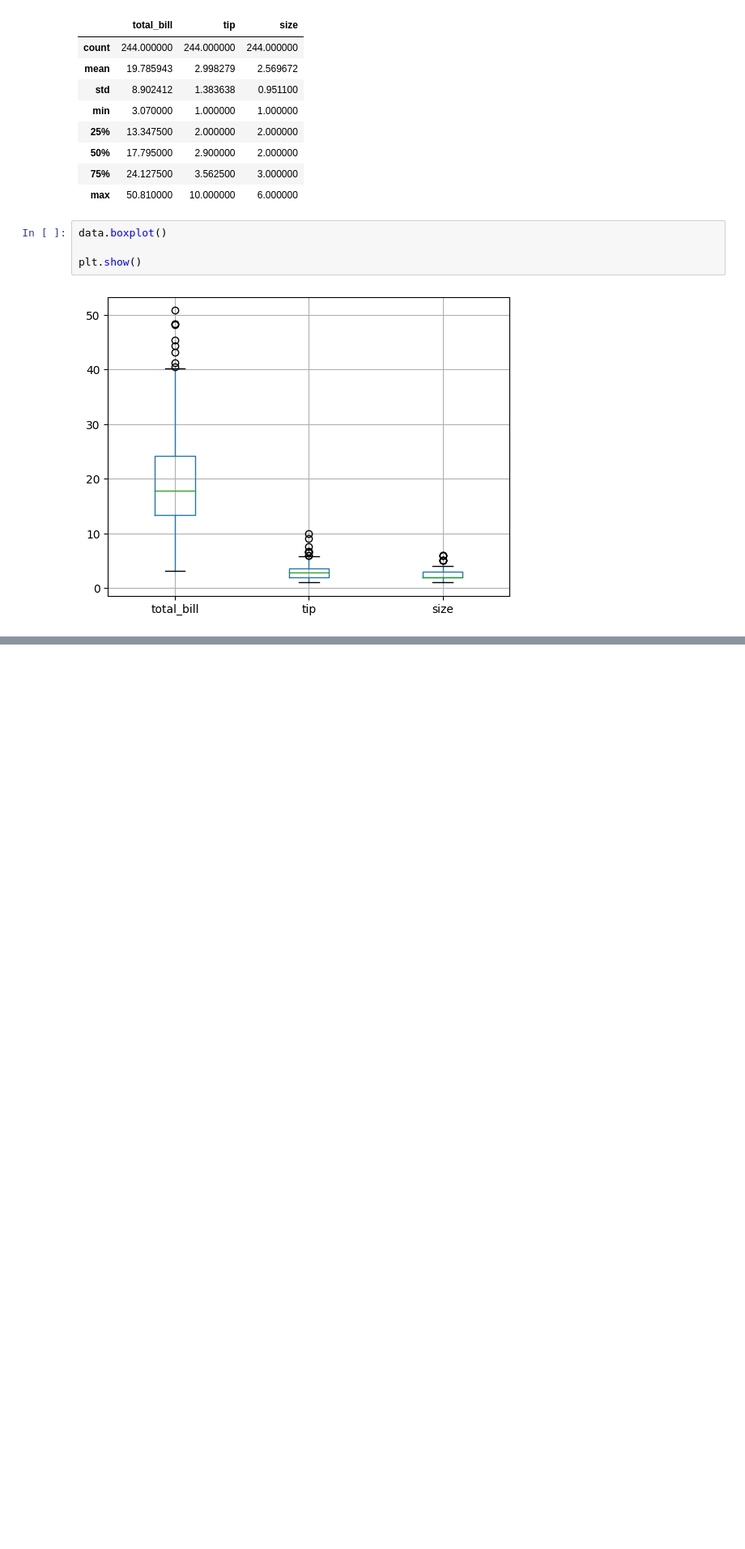
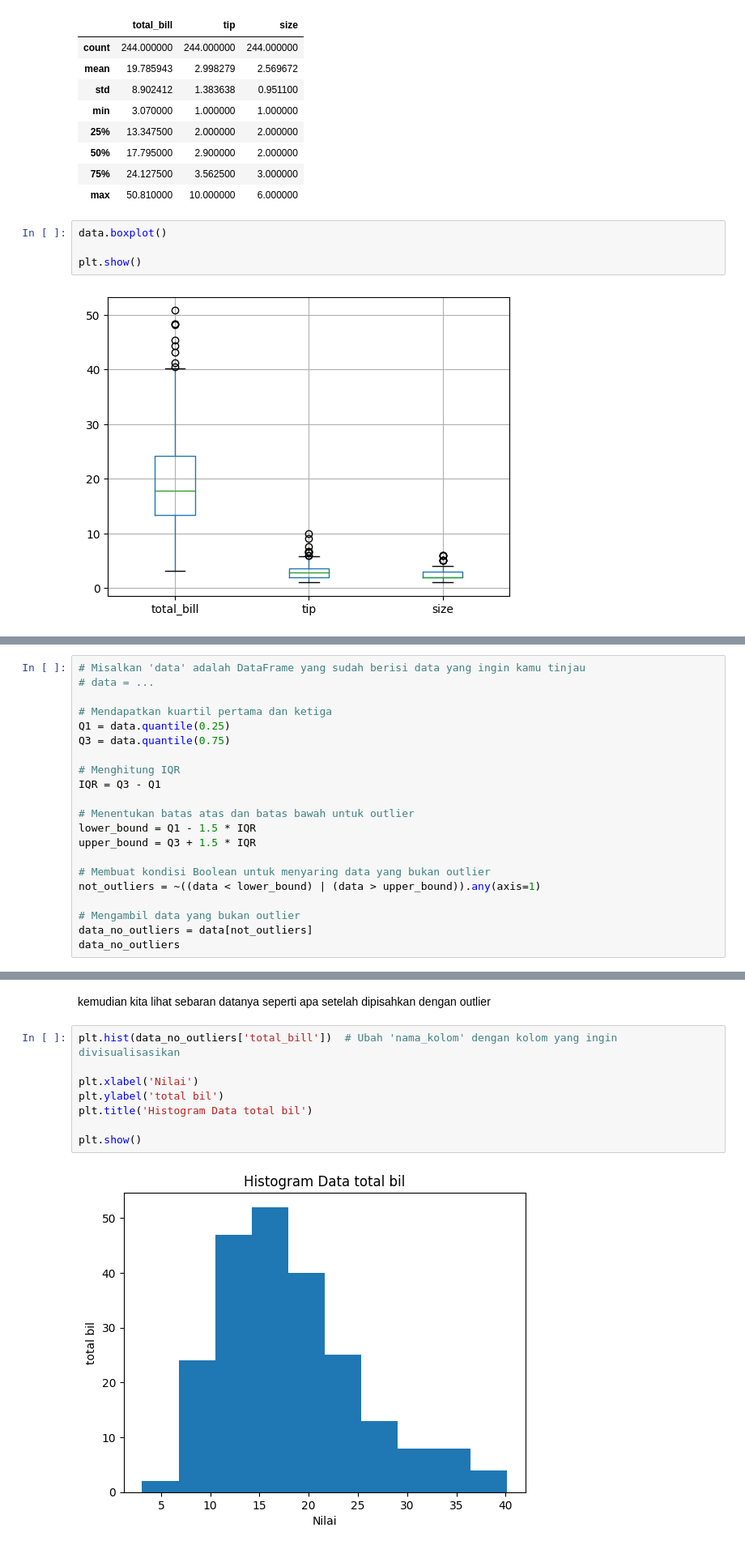
Before and after one commit to ilman79/PelatihanBNSP, a Jupyter notebook: Untitled32.ipynb, the cells around one changed output, grey strips where cells are left out. Shown at 81% size. Saved outputs shown, nothing was run; the diff lists cells and outputs as text; blank space fills up the shorter version.

```diff
--- a/Untitled32.ipynb
+++ b/Untitled32.ipynb
@@ -120,0 +126,21 @@ print(outlier_data)
+# %%
+# Misalkan 'data' adalah DataFrame yang sudah berisi data yang ingin kamu tinjau
+# data = ...
+
+# Mendapatkan kuartil pertama dan ketiga
+Q1 = data.quantile(0.25)
+Q3 = data.quantile(0.75)
+
+# Menghitung IQR
+IQR = Q3 - Q1
+
+# Menentukan batas atas dan batas bawah untuk outlier
+lower_bound = Q1 - 1.5 * IQR
+upper_bound = Q3 + 1.5 * IQR
+
+# Membuat kondisi Boolean untuk menyaring data yang bukan outlier
+not_outliers = ~((data < lower_bound) | (data > upper_bound)).any(axis=1)
+
+# Mengambil data yang bukan outlier
+data_no_outliers = data[not_outliers]
+data_no_outliers
@@ -120,0 +161,12 @@ print(outlier_data)
+# %% [markdown]
+kemudian kita lihat sebaran datanya seperti apa setelah dipisahkan dengan outlier
+# %%
+plt.hist(data_no_outliers['total_bill'])  # Ubah 'nama_kolom' dengan kolom yang ingin divisualisasikan
+
+plt.xlabel('Nilai')
+plt.ylabel('total bil')
+plt.title('Histogram Data total bil')
+
+plt.show()
+# %% [output]
+[figure, added]
```
Also changed, not shown: parts of 6 cells of this notebook.
